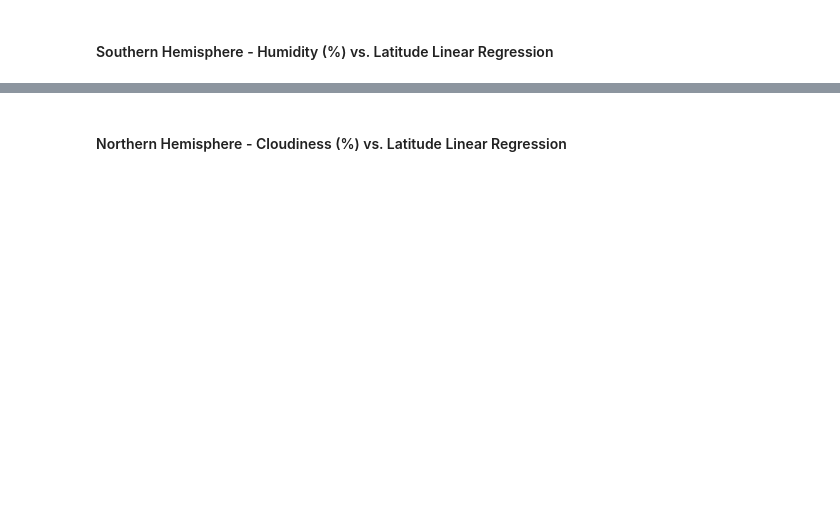
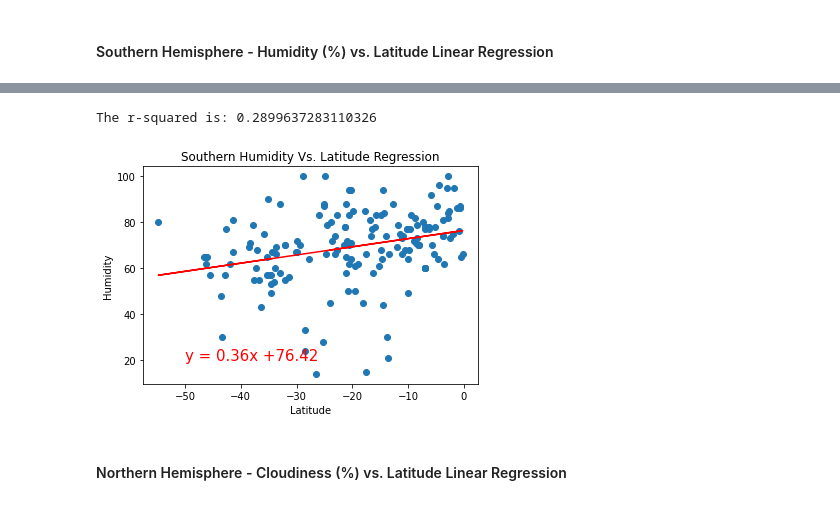
Before and after one commit to hopemeeeme/python_API2, a Jupyter notebook: starter_code/WeatherPy.ipynb, the cells around one changed output, grey strips where cells are left out. Saved outputs shown, nothing was run; the diff lists cells and outputs as text; code cells hidden in the pictures; blank space fills up the shorter version.

```diff
--- a/starter_code/WeatherPy.ipynb
+++ b/starter_code/WeatherPy.ipynb
@@ -344,0 +332,5 @@ The r-squared is: 0.14689473425583055
+# %%
+linear_reg_plot(southern_hemisphere_df, 'Southern Humidity Vs. Latitude Regression', 'Humidity', 'Humidity', 'SouthernHumidityVsLatitudeReg.png', (-50,20))
+# %% [output]
+The r-squared is: 0.2899637283110326
+[figure, added]
```
Also changed, not shown: parts of 41 cells of this notebook, 15 other files.
